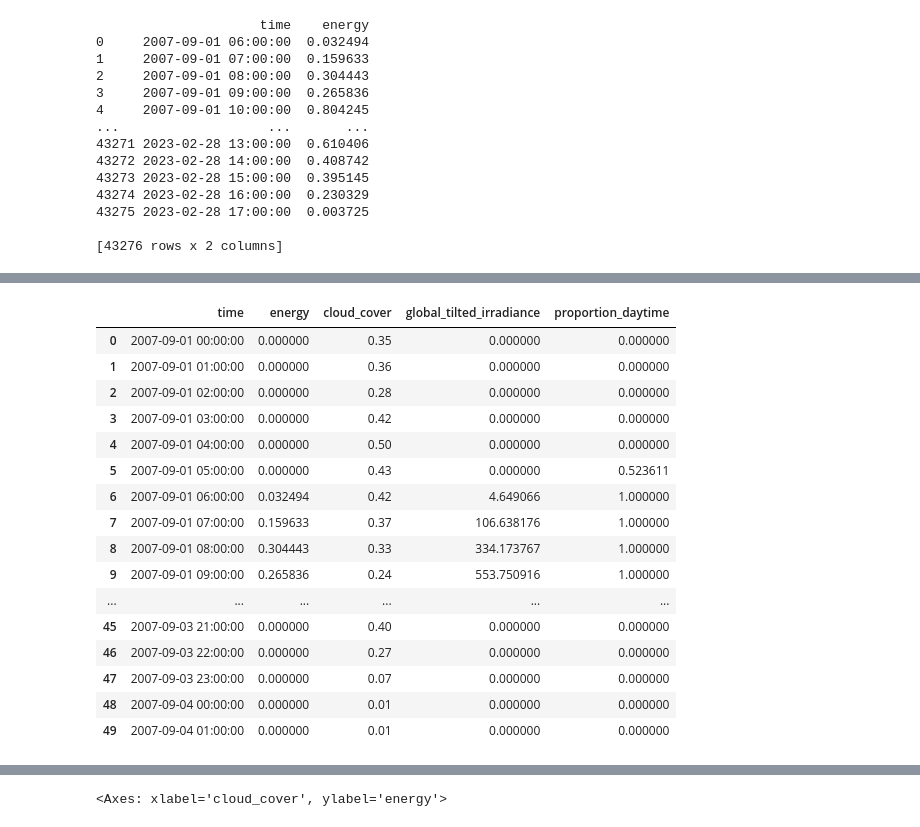
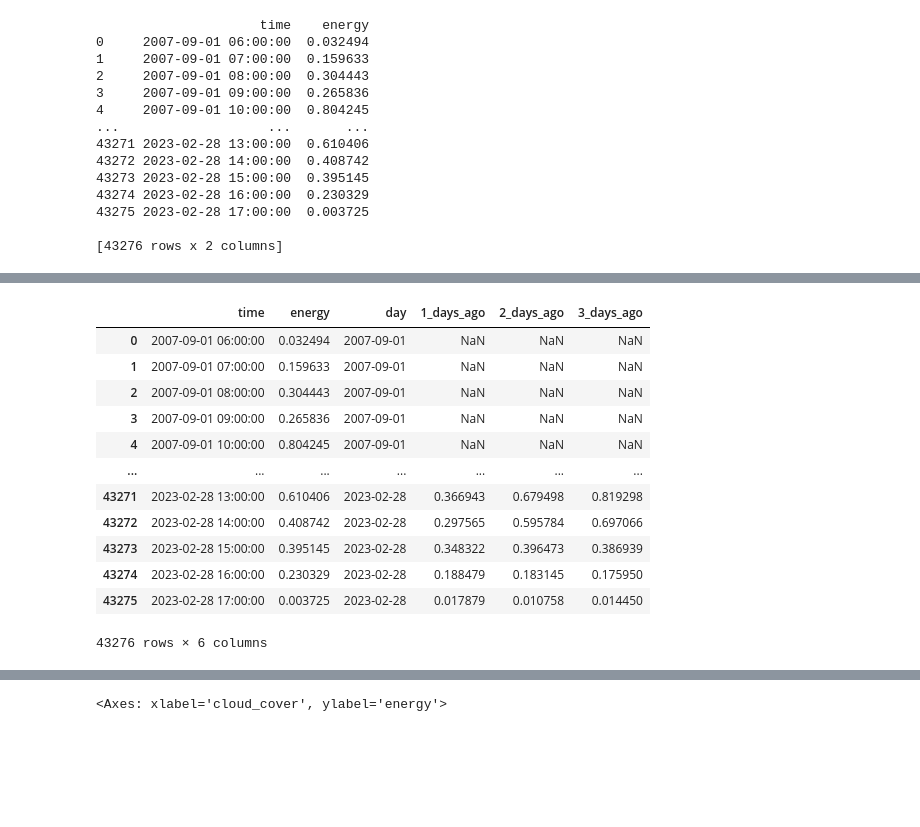
Before and after one commit to Erdos-Projects/predicting-day-ahead-solar-power-production, a Jupyter notebook: notebooks/eda/RS/power_to_energy_save.ipynb, the cells around one changed output, grey strips where cells are left out. Saved outputs shown, nothing was run; the diff lists cells and outputs as text; code cells hidden in the pictures; blank space fills up the shorter version.

```diff
--- a/notebooks/eda/RS/power_to_energy_save.ipynb
+++ b/notebooks/eda/RS/power_to_energy_save.ipynb
@@ -132,22 +94,22 @@ len(check_prerun.good_end_days_naive(16))
 # %%
-check_prerun.fill_missing_hours()
-check_prerun.add_weather_features_only()
-check_prerun.amended_data.head(50)
+# check_prerun.fill_missing_hours()
+# check_prerun.add_weather_features_only()
+# check_prerun.amended_data.head(50)
-# %% [output]
-|  | time | energy | cloud_cover | global_tilted_irradiance | proportion_daytime |
-| 0 | 2007-09-01 00:00:00 | 0.000000 | 0.35 | 0.000000 | 0.000000 |
-| 1 | 2007-09-01 01:00:00 | 0.000000 | 0.36 | 0.000000 | 0.000000 |
-| 2 | 2007-09-01 02:00:00 | 0.000000 | 0.28 | 0.000000 | 0.000000 |
-| 3 | 2007-09-01 03:00:00 | 0.000000 | 0.42 | 0.000000 | 0.000000 |
-| 4 | 2007-09-01 04:00:00 | 0.000000 | 0.50 | 0.000000 | 0.000000 |
-| 5 | 2007-09-01 05:00:00 | 0.000000 | 0.43 | 0.000000 | 0.523611 |
-| 6 | 2007-09-01 06:00:00 | 0.032494 | 0.42 | 4.649066 | 1.000000 |
-| 7 | 2007-09-01 07:00:00 | 0.159633 | 0.37 | 106.638176 | 1.000000 |
-| 8 | 2007-09-01 08:00:00 | 0.304443 | 0.33 | 334.173767 | 1.000000 |
-| 9 | 2007-09-01 09:00:00 | 0.265836 | 0.24 | 553.750916 | 1.000000 |
-| ... | ... | ... | ... | ... | ... |
-| 45 | 2007-09-03 21:00:00 | 0.000000 | 0.40 | 0.000000 | 0.000000 |
-| 46 | 2007-09-03 22:00:00 | 0.000000 | 0.27 | 0.000000 | 0.000000 |
-| 47 | 2007-09-03 23:00:00 | 0.000000 | 0.07 | 0.000000 | 0.000000 |
-| 48 | 2007-09-04 00:00:00 | 0.000000 | 0.01 | 0.000000 | 0.000000 |
-| 49 | 2007-09-04 01:00:00 | 0.000000 | 0.01 | 0.000000 | 0.000000 |
+# %%
+# seems like add_energy_features_only may not be working. check.
+check_prerun.fill_missing_hours()
+check_prerun.add_energy_features_only(daily_lags=3)
+# %% [output]
+|  | time | energy | day | 1_days_ago | 2_days_ago | 3_days_ago |
+| 0 | 2007-09-01 06:00:00 | 0.032494 | 2007-09-01 | NaN | NaN | NaN |
+| 1 | 2007-09-01 07:00:00 | 0.159633 | 2007-09-01 | NaN | NaN | NaN |
+| 2 | 2007-09-01 08:00:00 | 0.304443 | 2007-09-01 | NaN | NaN | NaN |
+| 3 | 2007-09-01 09:00:00 | 0.265836 | 2007-09-01 | NaN | NaN | NaN |
+| 4 | 2007-09-01 10:00:00 | 0.804245 | 2007-09-01 | NaN | NaN | NaN |
+| ... | ... | ... | ... | ... | ... | ... |
+| 43271 | 2023-02-28 13:00:00 | 0.610406 | 2023-02-28 | 0.366943 | 0.679498 | 0.819298 |
+| 43272 | 2023-02-28 14:00:00 | 0.408742 | 2023-02-28 | 0.297565 | 0.595784 | 0.697066 |
+| 43273 | 2023-02-28 15:00:00 | 0.395145 | 2023-02-28 | 0.348322 | 0.396473 | 0.386939 |
+| 43274 | 2023-02-28 16:00:00 | 0.230329 | 2023-02-28 | 0.188479 | 0.183145 | 0.175950 |
+| 43275 | 2023-02-28 17:00:00 | 0.003725 | 2023-02-28 | 0.017879 | 0.010758 | 0.014450 |
+43276 rows × 6 columns
```
Also changed, not shown: parts of 6 cells of this notebook, 5 other files.
